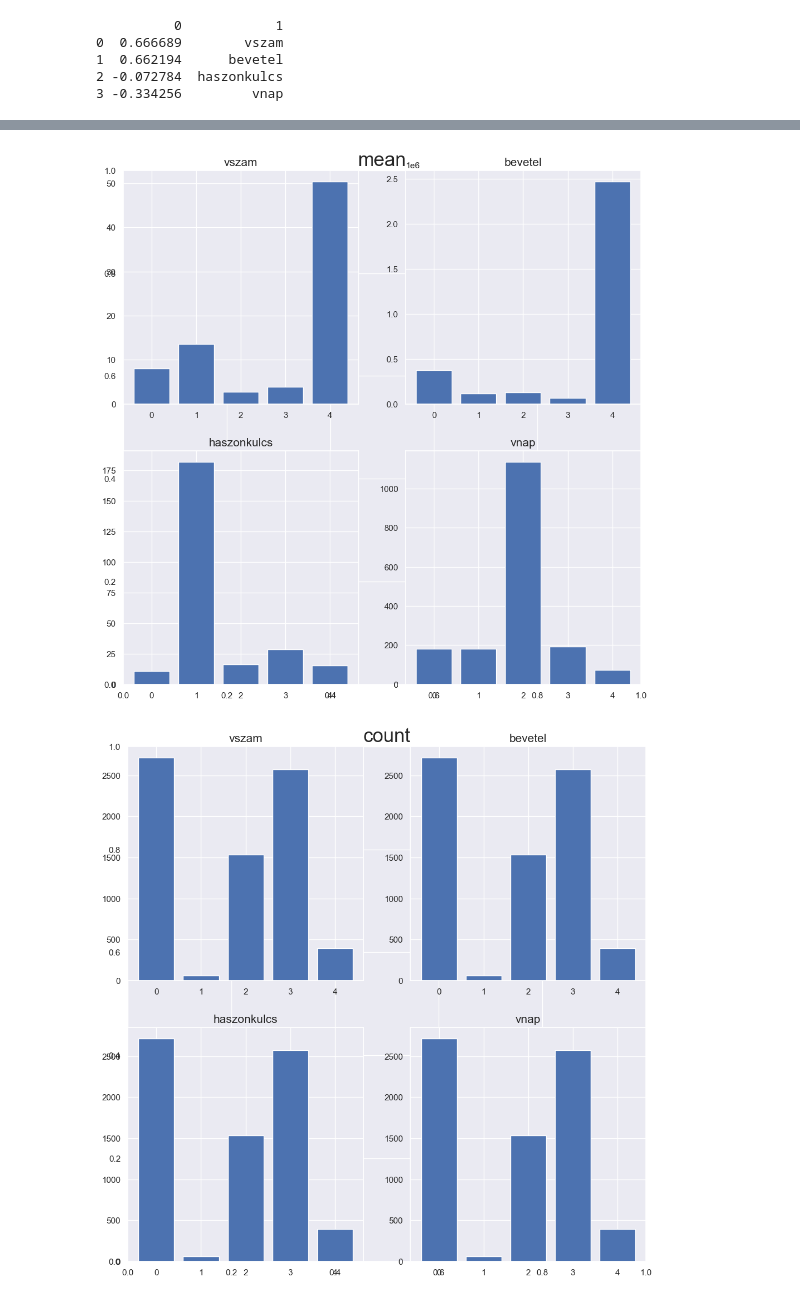
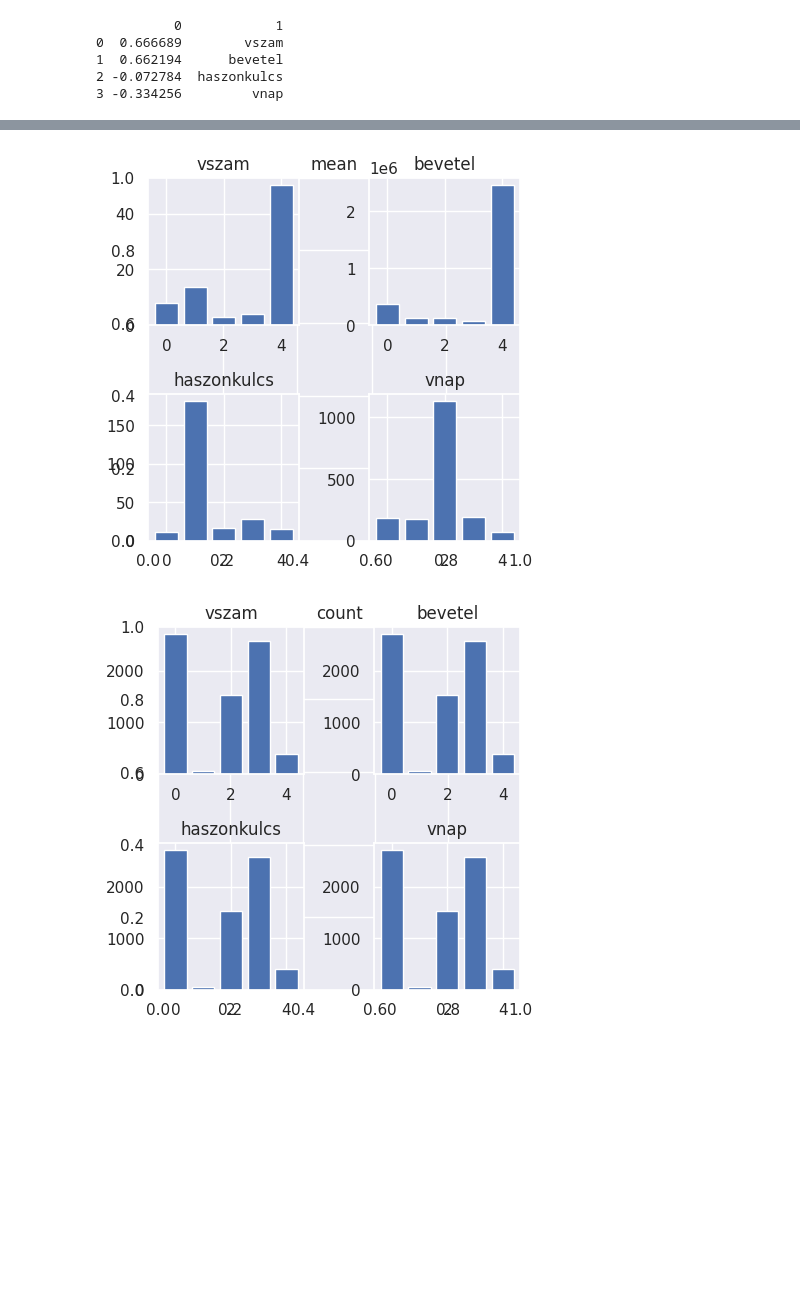
Before and after one commit to basictask/Elemzesmodszertan, a Jupyter notebook: 7_unsupervised/code/7_unsupervised.ipynb, the cells around one changed output, grey strips where cells are left out. Drawn from its saved outputs; the diff is of its cells as text; code cells hidden in the pictures; blank space fills up the shorter version.

```diff
--- a/7_unsupervised/code/7_unsupervised.ipynb
+++ b/7_unsupervised/code/7_unsupervised.ipynb
@@ -201,9 +197,5 @@ plt.show()
 # %%
-from sklearn.metrics import silhouette_samples
-from matplotlib.ticker import FixedLocator, FixedFormatter
-import matplotlib as mpl
-
-plt.figure(figsize=(15,12))
+plt.figure(figsize=(8, 8))
 
 for k in (3,4,5,6):
     plt.subplot(2, 2, k-2)
@@ -220,8 +212,14 @@ for k in (3,4,5,6):
         coeffs.sort()
 
         color = mpl.cm.Spectral(i / k)
-        plt.fill_betweenx(np.arange(pos, pos+len(coeffs)), 0, coeffs, facecolor=color,
-                          edgecolor=color, alpha=0.7)
+        plt.fill_betweenx(
+            y = np.arange(pos, pos+len(coeffs)),
+            x1 = 0,
+            x2 = coeffs,
+            facecolor=color,
+            edgecolor=color,
+            alpha=0.7
+        )
         ticks.append(pos + len(coeffs) // 2)
         pos+=len(coeffs) + padding
 
@@ -232,14 +230,14 @@ for k in (3,4,5,6):
         plt.ylabel('Klaszter')
 
     if k in (5,6):
-        plt.gca().set_xticks([-0.1, 0, 0.2, 0.4, 0.6, 0.8, 1])
-        plt.xlabel('Sziluett pontszám')
+        plt.gca().set_xticks([-0.2, 0, 0.2, 0.4, 0.6, 0.8, 1])
+        plt.xlabel('Sziluett')
     else:
         plt.tick_params(labelbottom=False)
 
     plt.axvline(x=silhouettes[k-2], color="red", linestyle='--')
-    plt.title('$k={}$'.format(k), fontsize=16)
+    plt.title('$k={}$'.format(k))
 
-plt.suptitle('Termékek klaszterszámának sziluett diagramjai', fontsize=16)
+plt.suptitle('Termékek klaszterszámának sziluett diagramjai')
 plt.show()
 # %% [output]
@@ -290,8 +290,7 @@ for i in range(n):
 df_stat.index = [str(y)+'_'+str(int(x/8)) for x,y in zip(range(len(df_stat)), df_stat.index)]
 df_stat = df_stat.sort_index(axis=0)
 
-dict_stat = {j:df_stat.iloc[i:i+n,:] for i,j in zip(range(0, n*8, n), ['25','50','75','count','max',
-                                                                       'mean','min','std'])}
+dict_stat = {j:df_stat.iloc[i:i+n,:] for i,j in zip(range(0, n*8, n), ['25','50','75','count','max','mean','min','std'])}
 
 dict_stat
 # %% [output]
@@ -317,28 +316,30 @@ dict_stat
 # %%
 def print_stat(prop, j):
-    fig = plt.figure(figsize=(12,12))
-    plt.title(prop, size=25)
+    fig = plt.figure(figsize=(5, 5))
+    plt.title(prop)
     ax0 = fig.add_subplot(j,2,1)
     ax1 = fig.add_subplot(j,2,2)
     ax2 = fig.add_subplot(j,2,3)
     ax3 = fig.add_subplot(j,2,4)
     #ax4 = fig.add_subplot(j,2,5)
     ax0.bar(range(5),dict_stat[prop]['vszam'])
-    ax0.set_title('vszam', size=15)
+    ax0.set_title('vszam')
     ax1.bar(range(5),dict_stat[prop]['bevetel'])
-    ax1.set_title('bevetel', size=15)
+    ax1.set_title('bevetel')
     ax2.bar(range(5),dict_stat[prop]['haszonkulcs'])
-    ax2.set_title('haszonkulcs', size=15)
+    ax2.set_title('haszonkulcs')
     ax3.bar(range(5),dict_stat[prop]['vnap'])
-    ax3.set_title('vnap', size=15)
+    ax3.set_title('vnap')
     #ax4.bar(range(5),dict_stat[prop]['ar'])
     #ax4.set_title('ar')
+    plt.tight_layout()
+    plt.show()
 
 
 print_stat('mean', 2)
 print_stat('count', 2)
 print_stat('min', 2)
 print_stat('max', 2)
 # %% [output]
-[figure, old version]
+[figure, new version]
-[figure, old version]
+[figure, new version]
```
Also changed, not shown: parts of 29 cells of this notebook, 1 other file.
